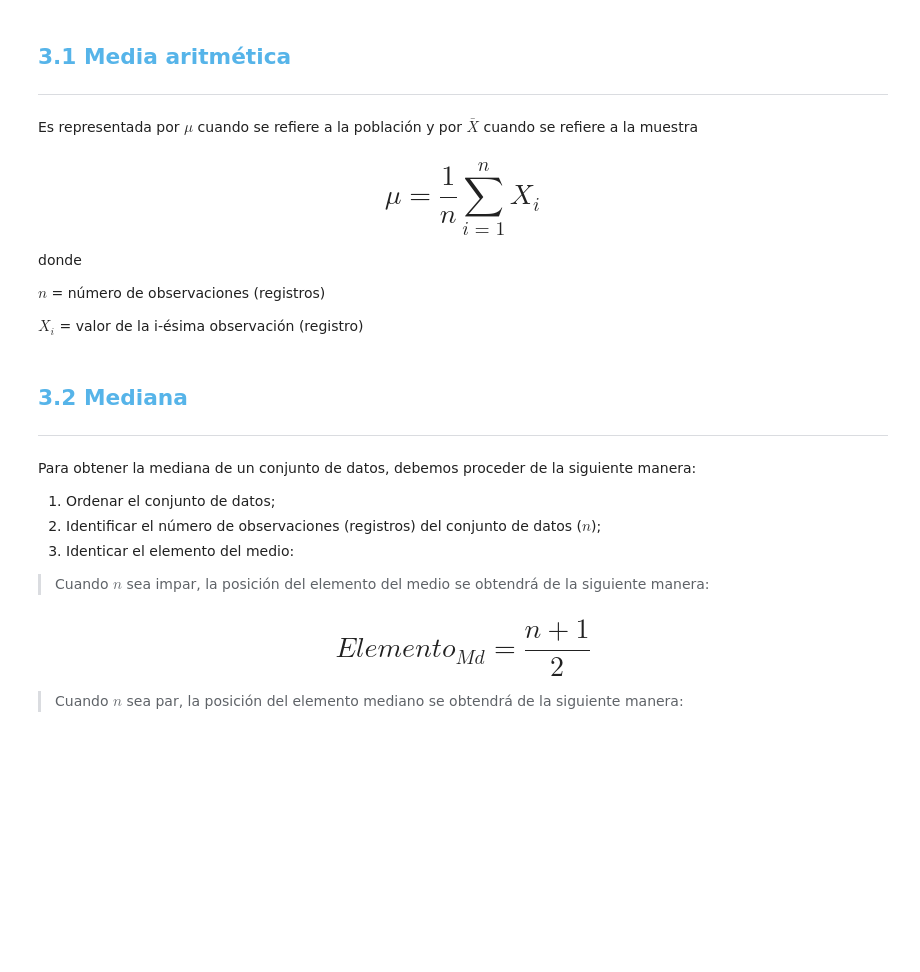
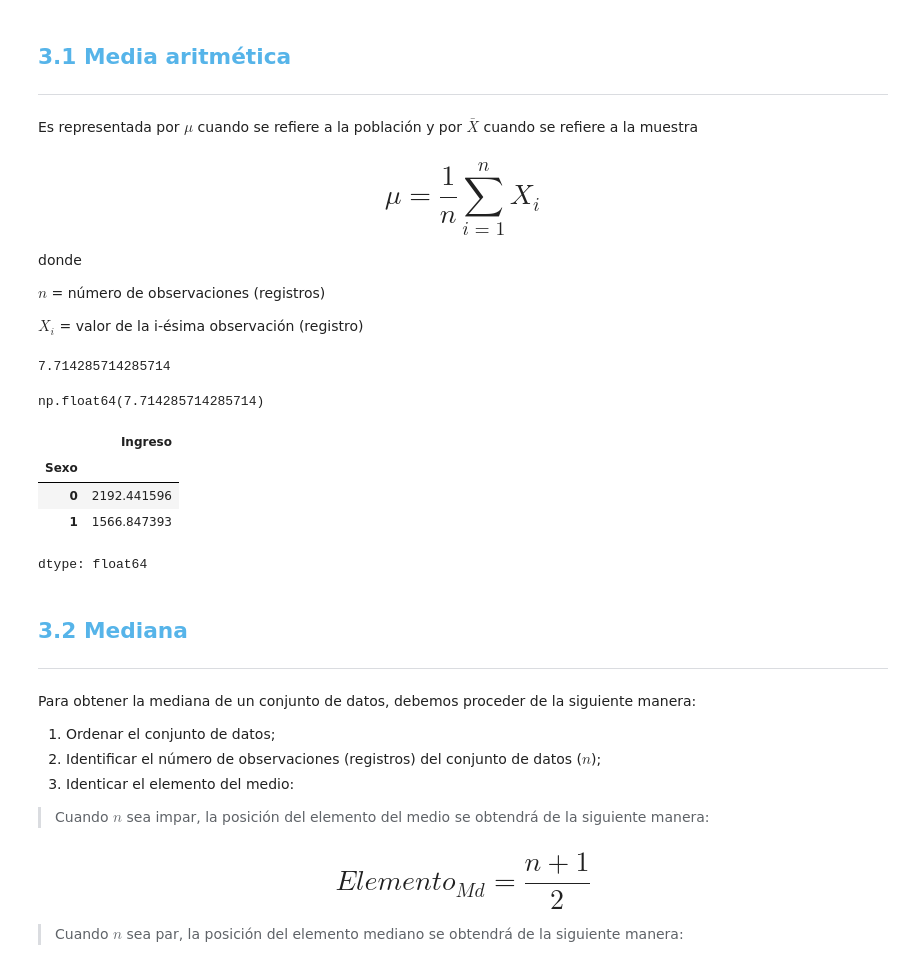
Before and after one commit to smringdesigns/Estadisticas_con_Python, a Jupyter notebook: Curso_de_Estadística_con_Python_1.ipynb, the cells around one changed output. Saved outputs shown, nothing was run; the diff lists cells and outputs as text; code cells hidden in the pictures; blank space fills up the shorter version.

```diff
--- a/Curso_de_Estadística_con_Python_1.ipynb
+++ b/Curso_de_Estadística_con_Python_1.ipynb
@@ -630,6 +630,22 @@ donde
 $n$ = número de observaciones (registros)
 
 $X_i$ = valor de la i-ésima observación (registro)
+# %%
+(8 + 10 + 4 + 8 + 6 + 10 + 8) / 7
+# %% [output]
+7.714285714285714
+# %%
+df['María'].mean()
+# %% [output]
+np.float64(7.714285714285714)
+# %%
+datos.groupby(['Sexo'])['Ingreso'].mean()
+# %% [output]
+|  | Ingreso |
+| Sexo |  |
+| 0 | 2192.441596 |
+| 1 | 1566.847393 |
+dtype: float64
 # %% [markdown]
 ## <font color=#56B4E9>3.2 Mediana</font>
 ***
```
Also changed, not shown: parts of 1 cell of this notebook.
